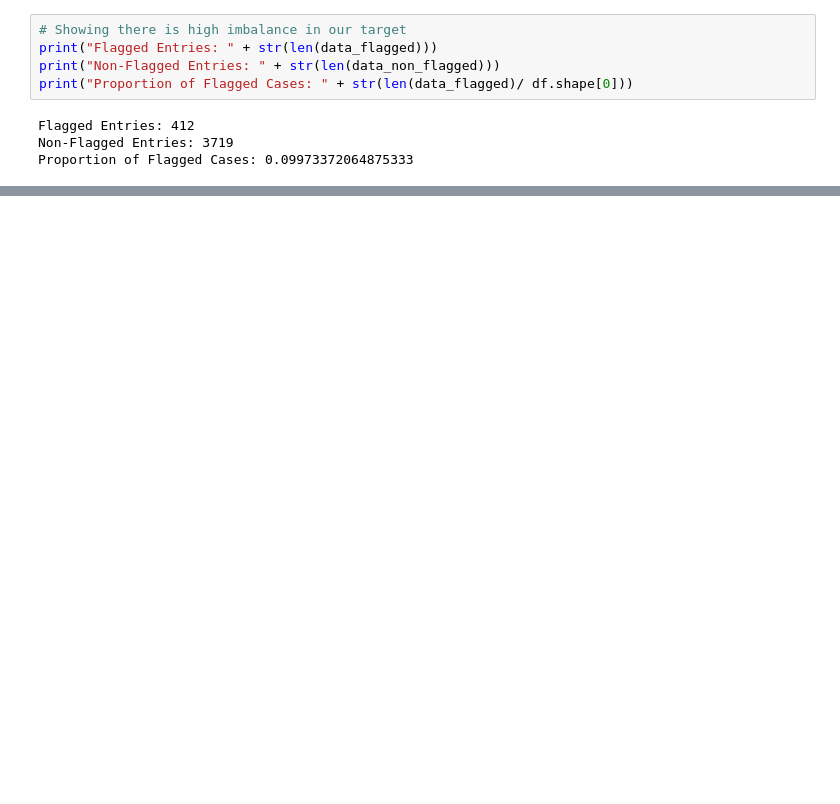
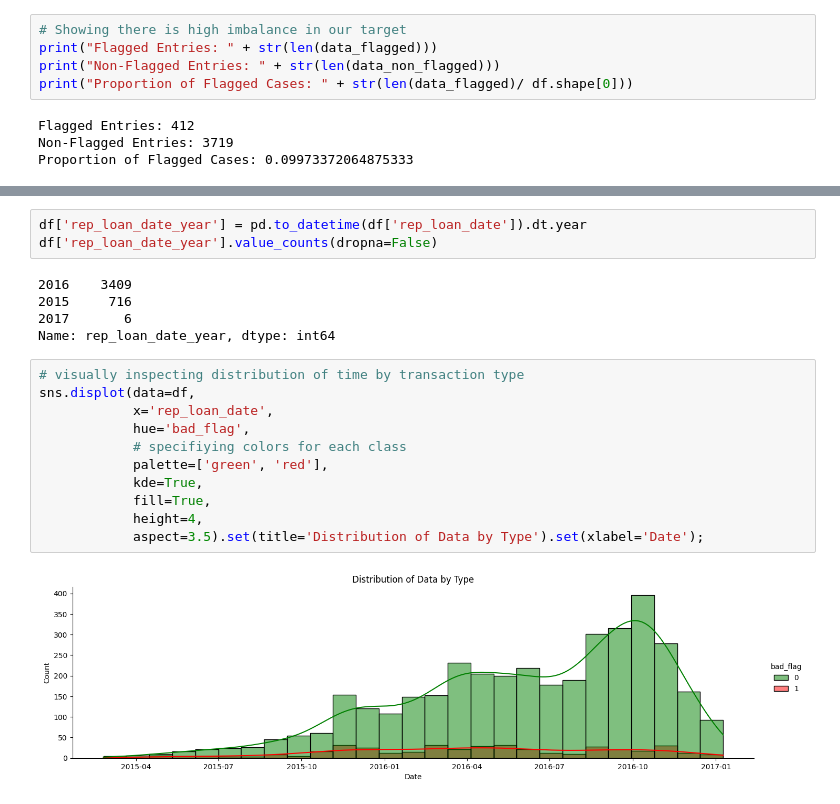
Before and after one commit to brdeleon/flagging_loans_shapley_values, a Jupyter notebook: flagging_loans.ipynb, the cells around one changed output, grey strips where cells are left out. Drawn from its saved outputs; the diff is of its cells as text; blank space fills up the shorter version.

```diff
--- a/flagging_loans.ipynb
+++ b/flagging_loans.ipynb
@@ -776,0 +929,21 @@ plt.xlabel('Class (0:Non-Fraudulent, 1:Fraudulent)');
+# %%
+df['rep_loan_date_year'] = pd.to_datetime(df['rep_loan_date']).dt.year
+df['rep_loan_date_year'].value_counts(dropna=False)
+# %% [output]
+2016    3409
+2015     716
+2017       6
+Name: rep_loan_date_year, dtype: int64
+# %%
+# visually inspecting distribution of time by transaction type
+sns.displot(data=df,
+            x='rep_loan_date',
+            hue='bad_flag',
+            # specifiying colors for each class
+            palette=['green', 'red'],
+            kde=True,
+            fill=True,
+            height=4,
+            aspect=3.5).set(title='Distribution of Data by Type').set(xlabel='Date');
+# %% [output]
+[figure, added]
```
Also changed, not shown: parts of 69 cells of this notebook.
